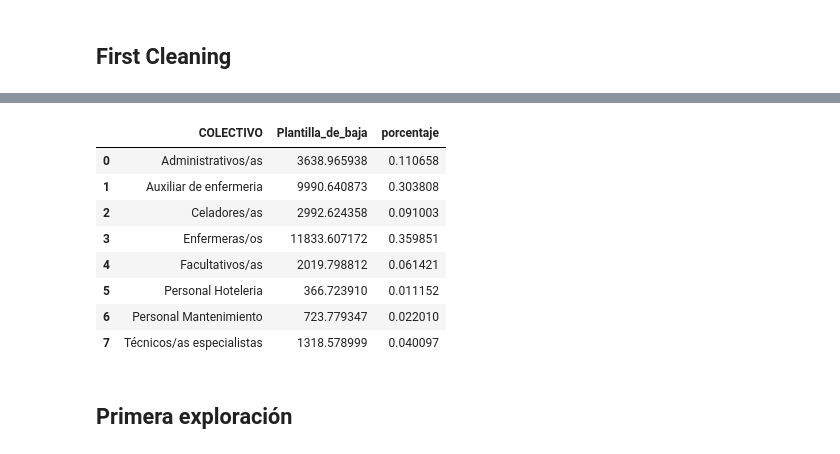
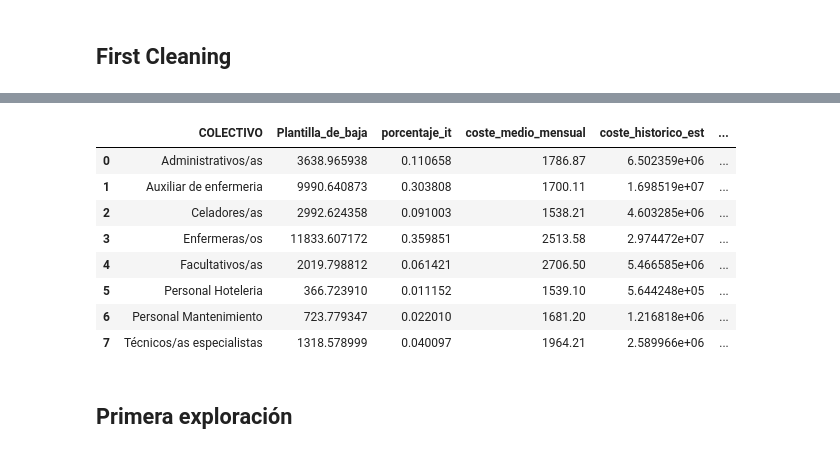
Before and after one commit to cmromero/PR-Final-Sick_leave_prediction, a Jupyter notebook: Proyecto_Final_EDA.ipynb, the cells around one changed output, grey strips where cells are left out. Drawn from its saved outputs; the diff is of its cells as text; code cells hidden in the pictures.

```diff
--- a/Proyecto_Final_EDA.ipynb
+++ b/Proyecto_Final_EDA.ipynb
@@ -116,19 +116,22 @@ Data columns (total 8 columns):
 dtypes: datetime64[ns](1), float64(3), int64(3), object(1)
 memory usage: 129.4+ KB
 # %%
-#Calculamos la proporción de bajas en el histórico:
+#Calculamos la proporción de bajas en el histórico y la proporción del coste :
 it_agrupadas=df.groupby(['COLECTIVO'])['Plantilla_de_baja'].sum().reset_index()
-it_agrupadas['porcentaje']=it_agrupadas['Plantilla_de_baja']/it_agrupadas['Plantilla_de_baja'].sum()
+it_agrupadas['porcentaje_it']=it_agrupadas['Plantilla_de_baja']/it_agrupadas['Plantilla_de_baja'].sum()
+it_agrupadas['coste_medio_mensual']=[1786.87,1700.11,1538.21,2513.58,2706.5,1539.1,1681.2,1964.21]
+it_agrupadas['coste_historico_est']=it_agrupadas['Plantilla_de_baja']*it_agrupadas['coste_medio_mensual']
+it_agrupadas['porcentaje_coste']=it_agrupadas['coste_historico_est']/it_agrupadas['coste_historico_est'].sum()
 it_agrupadas
 # %% [output]
-|  | COLECTIVO | Plantilla_de_baja | porcentaje |
-| 0 | Administrativos/as | 3638.965938 | 0.110658 |
-| 1 | Auxiliar de enfermeria | 9990.640873 | 0.303808 |
-| 2 | Celadores/as | 2992.624358 | 0.091003 |
-| 3 | Enfermeras/os | 11833.607172 | 0.359851 |
-| 4 | Facultativos/as | 2019.798812 | 0.061421 |
-| 5 | Personal Hoteleria | 366.723910 | 0.011152 |
-| 6 | Personal Mantenimiento | 723.779347 | 0.022010 |
-| 7 | Técnicos/as especialistas | 1318.578999 | 0.040097 |
+|  | COLECTIVO | Plantilla_de_baja | porcentaje_it | coste_medio_mensual | coste_historico_est | ... |
+| 0 | Administrativos/as | 3638.965938 | 0.110658 | 1786.87 | 6.502359e+06 | ... |
+| 1 | Auxiliar de enfermeria | 9990.640873 | 0.303808 | 1700.11 | 1.698519e+07 | ... |
+| 2 | Celadores/as | 2992.624358 | 0.091003 | 1538.21 | 4.603285e+06 | ... |
+| 3 | Enfermeras/os | 11833.607172 | 0.359851 | 2513.58 | 2.974472e+07 | ... |
+| 4 | Facultativos/as | 2019.798812 | 0.061421 | 2706.50 | 5.466585e+06 | ... |
+| 5 | Personal Hoteleria | 366.723910 | 0.011152 | 1539.10 | 5.644248e+05 | ... |
+| 6 | Personal Mantenimiento | 723.779347 | 0.022010 | 1681.20 | 1.216818e+06 | ... |
+| 7 | Técnicos/as especialistas | 1318.578999 | 0.040097 | 1964.21 | 2.589966e+06 | ... |
 # %% [markdown]
 ## Primera exploración
```
Also changed, not shown: parts of 17 cells of this notebook, 17 other files.
